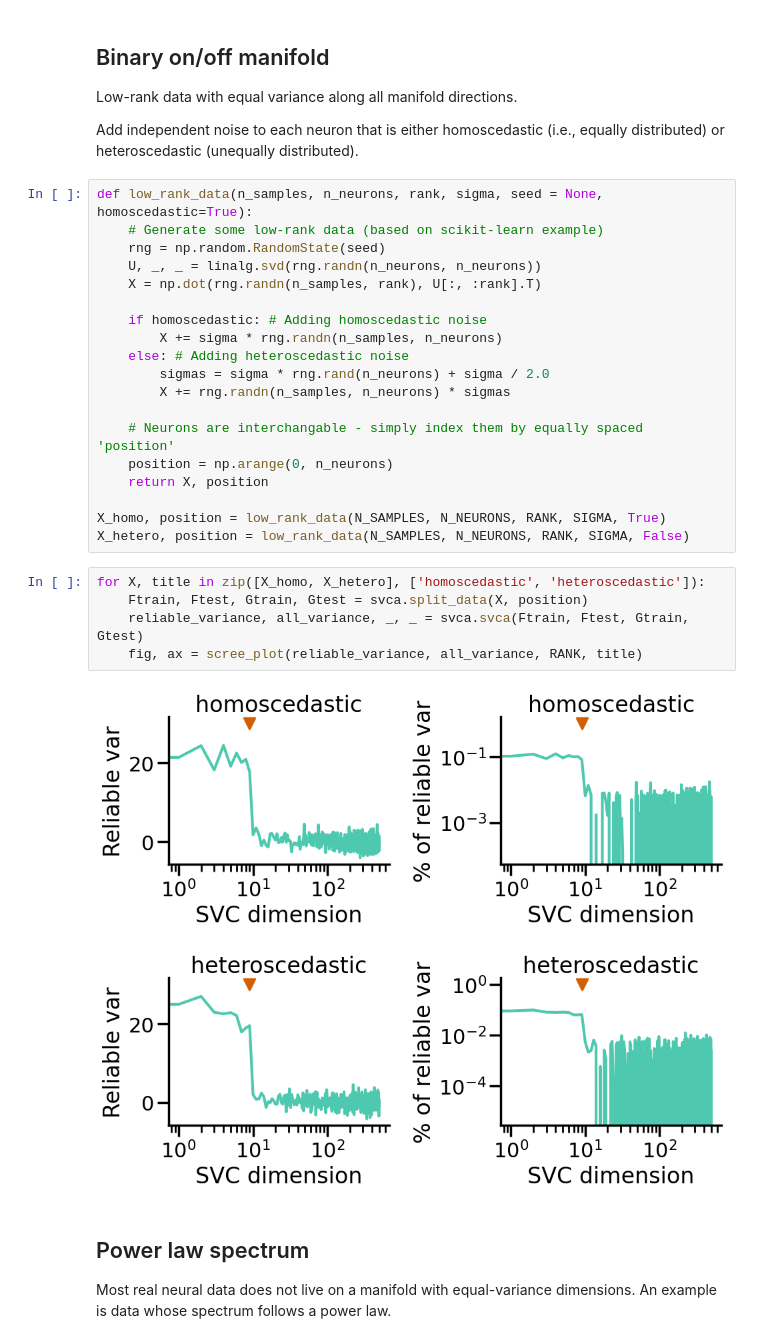
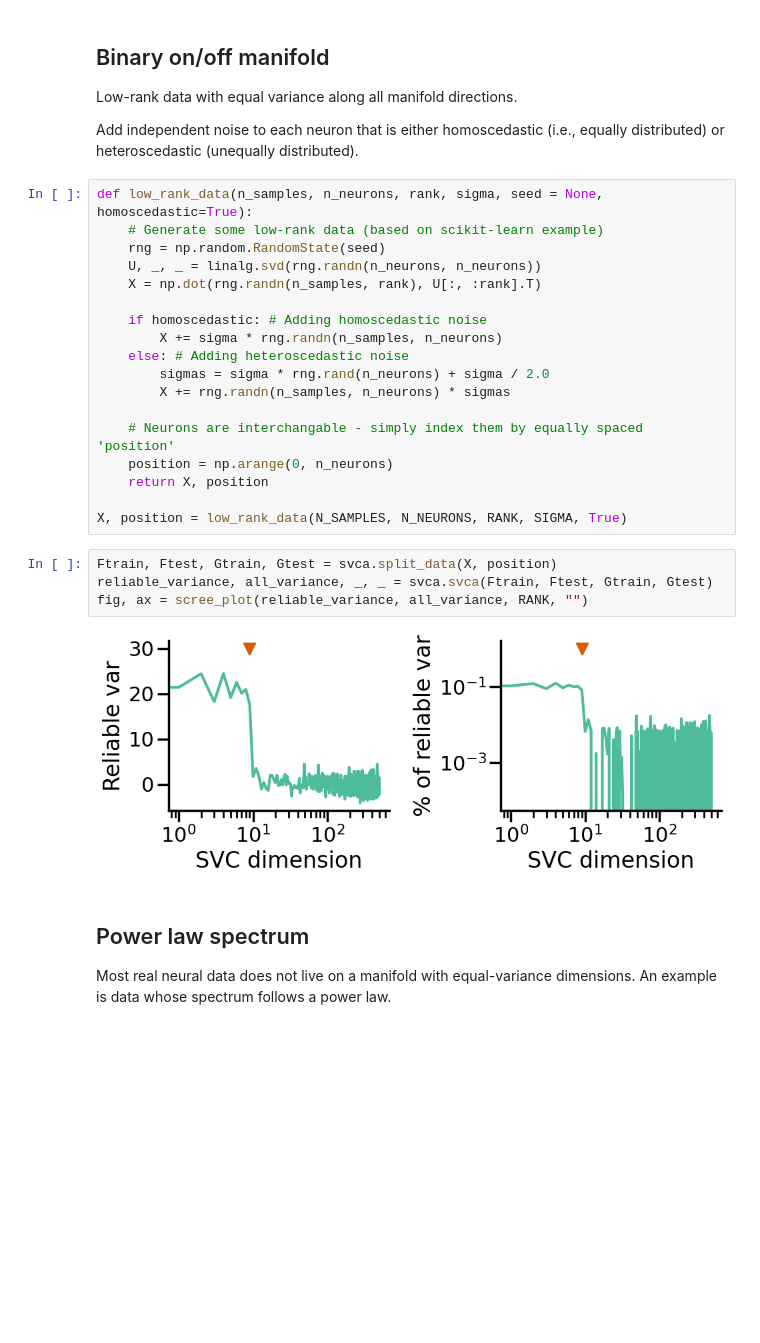
Before and after one commit to JoramKeijser/SVCA, a Jupyter notebook: docs/synthetic_data.ipynb, the cells around one changed output. Drawn from its saved outputs; the diff is of its cells as text; blank space fills up the shorter version.

```diff
--- a/docs/synthetic_data.ipynb
+++ b/docs/synthetic_data.ipynb
@@ -45,16 +44,13 @@ def low_rank_data(n_samples, n_neurons, rank, sigma, seed = None, homoscedastic=
     position = np.arange(0, n_neurons)
     return X, position
 
-X_homo, position = low_rank_data(N_SAMPLES, N_NEURONS, RANK, SIGMA, True)
-X_hetero, position = low_rank_data(N_SAMPLES, N_NEURONS, RANK, SIGMA, False)
+X, position = low_rank_data(N_SAMPLES, N_NEURONS, RANK, SIGMA, True)
 # %%
-for X, title in zip([X_homo, X_hetero], ['homoscedastic', 'heteroscedastic']):
-    Ftrain, Ftest, Gtrain, Gtest = svca.split_data(X, position)
-    reliable_variance, all_variance, _, _ = svca.svca(Ftrain, Ftest, Gtrain, Gtest)
-    fig, ax = scree_plot(reliable_variance, all_variance, RANK, title)
+Ftrain, Ftest, Gtrain, Gtest = svca.split_data(X, position)
+reliable_variance, all_variance, _, _ = svca.svca(Ftrain, Ftest, Gtrain, Gtest)
+fig, ax = scree_plot(reliable_variance, all_variance, RANK, "")
 # %% [output]
-[figure, old version]
+[figure, new version]
-[figure, removed]
 # %% [markdown]
 ## Power law spectrum
 
```
Also changed, not shown: parts of 2 cells of this notebook, 6 other files.
